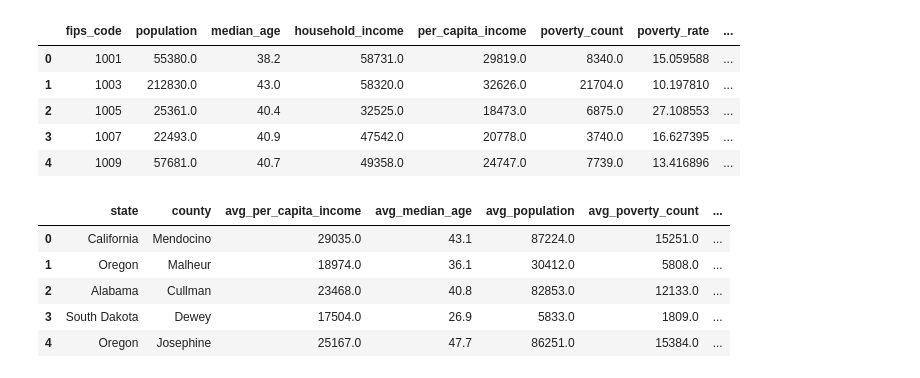
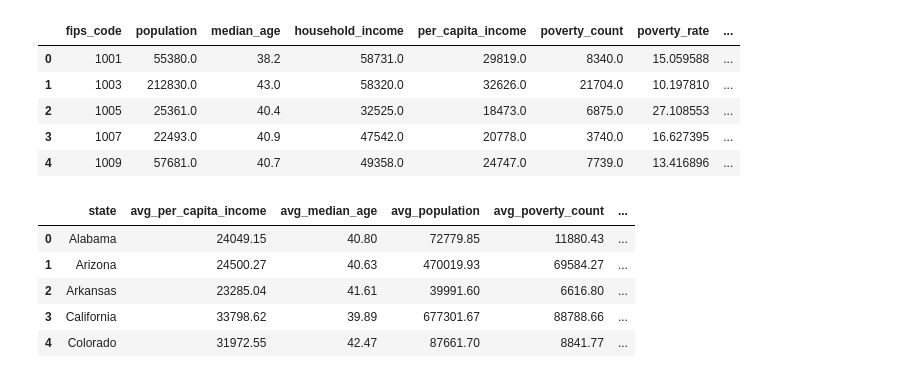
Before and after one commit to uzmabb182/data-visualization-using-flask-project2, a Jupyter notebook: data_visualzation/sqlalchemy_analysis.ipynb, the cells around one changed output. Cells and saved outputs as stored; diff of their text form; code cells hidden in the pictures.

```diff
--- a/data_visualzation/sqlalchemy_analysis.ipynb
+++ b/data_visualzation/sqlalchemy_analysis.ipynb
@@ -6,4 +6,5 @@ from sqlalchemy import create_engine
 from config import db_username, db_password
 
 # Path to postgres education_database
-database_path = 'postgresql://{db_username}:{db_password}@localhost:5432/education_db'
+database_path = f"postgresql://{db_username}:{db_password}@localhost:5432/education_db"
+database_path
@@ -60,19 +63,23 @@ view_df.head()
 | 3 | 1007 | 22493.0 | 40.9 | 47542.0 | 20778.0 | 3740.0 | 16.627395 | ... |
 | 4 | 1009 | 57681.0 | 40.7 | 49358.0 | 24747.0 | 7739.0 | 13.416896 | ... |
 # %%
-# query from view 'county_state' and fips_code_data to analyze unemployment_rate verses education on state and county level
+# query from view 'county_state' and fips_code_data to analyze different factors verses education on state and county level
 
-df1 = pd.read_sql("""SELECT f.state, f.county, ROUND(AVG(v.per_capita_income),4) AS avg_per_capita_income, ROUND(AVG(v.median_age),4) AS avg_median_age, ROUND(AVG(v.population),4) AS avg_population, ROUND(AVG(v.poverty_count),4) AS avg_poverty_count, ROUND(AVG(v.unemployment_rate),4) AS avg_unemployment_rate, ROUND(AVG(v.bachelors_or_higher_2000),2) AS avg_bachelors_or_higher_2000
+df1 = pd.read_sql("""SELECT f.state, ROUND(AVG(v.per_capita_income),2) AS avg_per_capita_income, ROUND(AVG(v.median_age),2) AS avg_median_age,
+ROUND(AVG(v.population),2) AS avg_population, ROUND(AVG(v.poverty_count),2) AS avg_poverty_count,
+ROUND(AVG(v.unemployment_rate),2) AS avg_unemployment_rate,
+ROUND(AVG(v.bachelors_or_higher_2019),2) AS avg_bachelors_or_higher_2019
 FROM fips_code_data AS f
 JOIN census_education AS v
 ON (f.fips_code = v.fips_code)
-GROUP BY f.state, f.county;""",conn)
+GROUP BY f.state
+ORDER BY f.state;""",conn)
 
 df1.head()
 # %% [output]
-|  | state | county | avg_per_capita_income | avg_median_age | avg_population | avg_poverty_count | ... |
-| 0 | California | Mendocino | 29035.0 | 43.1 | 87224.0 | 15251.0 | ... |
-| 1 | Oregon | Malheur | 18974.0 | 36.1 | 30412.0 | 5808.0 | ... |
-| 2 | Alabama | Cullman | 23468.0 | 40.8 | 82853.0 | 12133.0 | ... |
-| 3 | South Dakota | Dewey | 17504.0 | 26.9 | 5833.0 | 1809.0 | ... |
-| 4 | Oregon | Josephine | 25167.0 | 47.7 | 86251.0 | 15384.0 | ... |
+|  | state | avg_per_capita_income | avg_median_age | avg_population | avg_poverty_count | ... |
+| 0 | Alabama | 24049.15 | 40.80 | 72779.85 | 11880.43 | ... |
+| 1 | Arizona | 24500.27 | 40.63 | 470019.93 | 69584.27 | ... |
+| 2 | Arkansas | 23285.04 | 41.61 | 39991.60 | 6616.80 | ... |
+| 3 | California | 33798.62 | 39.89 | 677301.67 | 88788.66 | ... |
+| 4 | Colorado | 31972.55 | 42.47 | 87661.70 | 8841.77 | ... |
```
Also changed, not shown: parts of 5 cells of this notebook.
